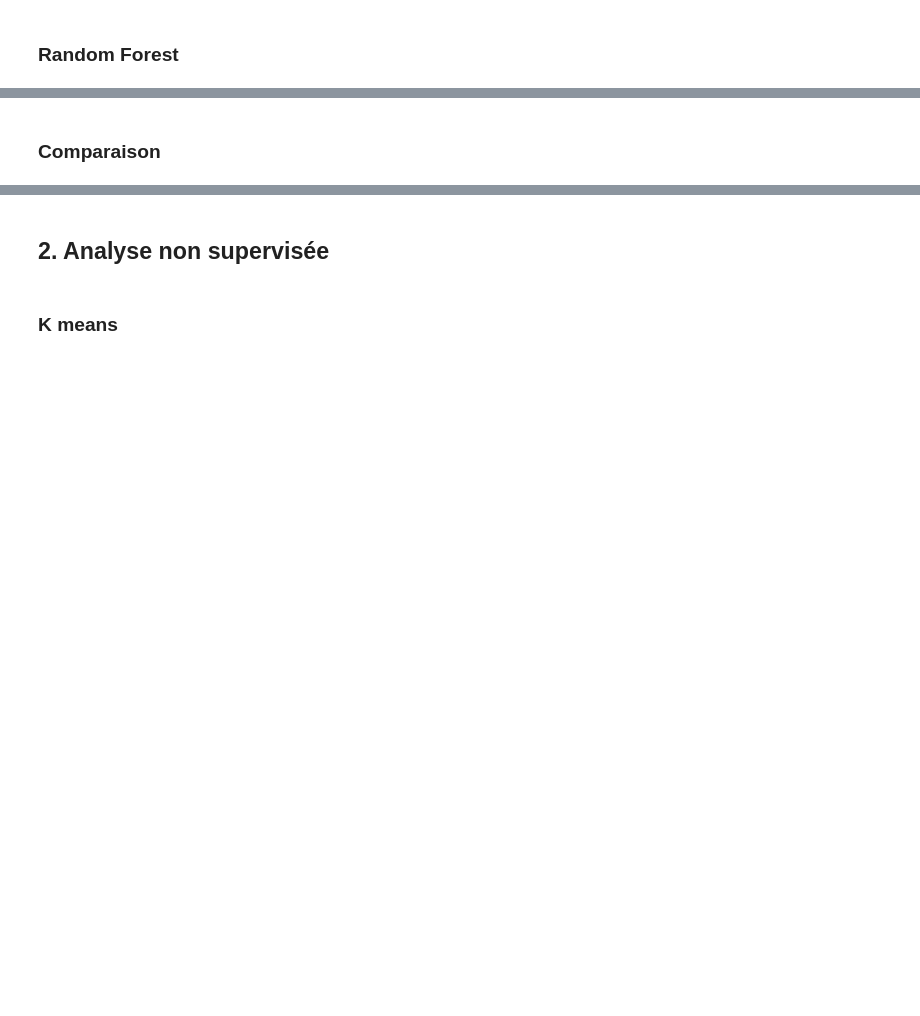
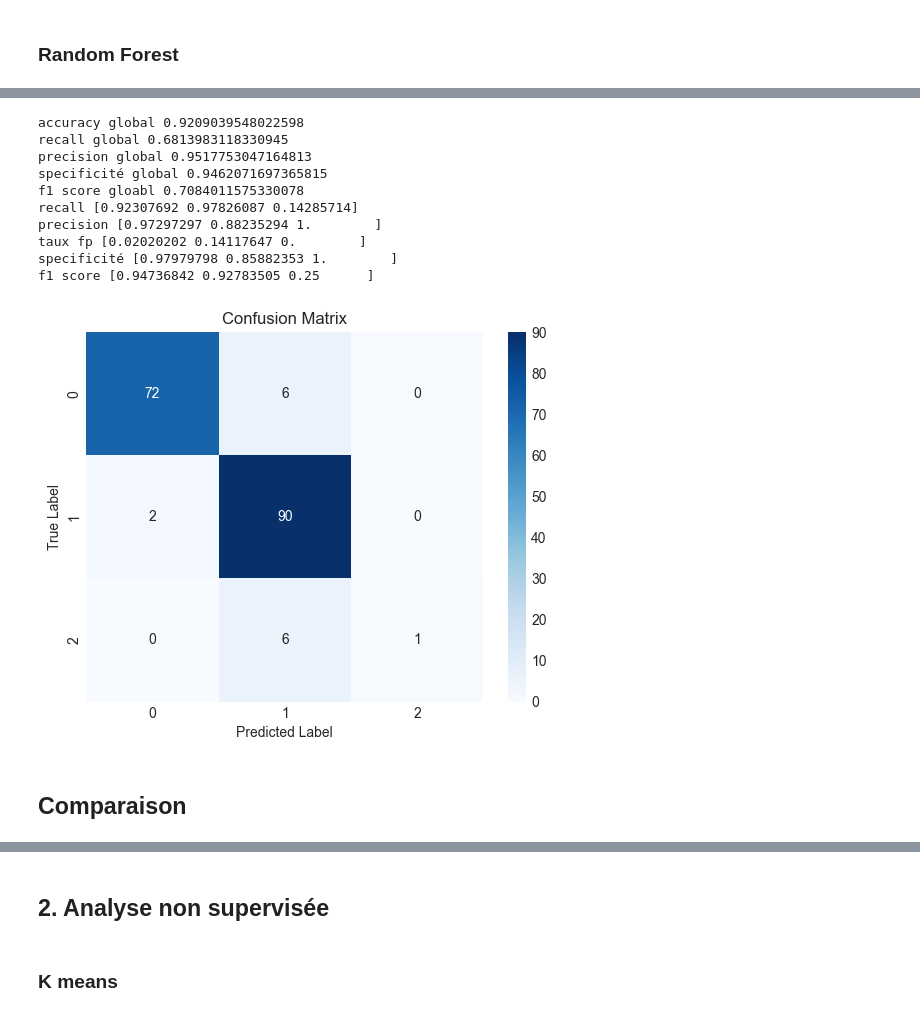
Before and after one commit to manel15279/DataMining-Project, a Jupyter notebook: Projet_P2.ipynb, the cells around one changed output, grey strips where cells are left out. Saved outputs shown, nothing was run; the diff lists cells and outputs as text; code cells hidden in the pictures; blank space fills up the shorter version.

```diff
--- a/Projet_P2.ipynb
+++ b/Projet_P2.ipynb
@@ -430,11 +611,11 @@ class RandomForestClassifier:
             subset_Y = Y[subset_indices]
 
             # compute the decision tree of the sub-dataset
-            tree = DecisionTreeClassifier(
+            tree = DtClassifier(
                 min_samples_split=self.min_samples_split,
                 max_depth=self.max_depth,
-                n_features=self.n_features,
-                info_gain_method=self.info_gain_method
+                info_gain_method=self.info_gain_method,
+                n_features=self.n_features
             )
             tree.fit(subset_X, subset_Y)
 
@@ -446,9 +627,15 @@ class RandomForestClassifier:
         #predict using majority voting
         predictions = np.array(tree_predictions).T.astype(int)
         final_predictions = [np.argmax(np.bincount(prediction)) for prediction in predictions]
+        # Print predictions for each tree and the final prediction
+        for tree_idx, tree_prediction in enumerate(tree_predictions):
+            print(f"\nTree {tree_idx + 1} Predictions: {tree_prediction}")
+
+        print(f"\nFinal Predictions: {final_predictions}")
 
         return final_predictions
 # %%
-random_forest = RandomForestClassifier(n_trees=30, max_depth=3, min_samples_split=3, n_features=6, info_gain_method="Gini")
+random_forest = RandomForestClassifier(n_trees=30, max_depth=6, min_samples_split=2, n_features=6, info_gain_method="Gini")
 random_forest.fit(X_train, Y_train)
-predictions = random_forest.predict(X_test)
+y_pred = random_forest.predict(X_test)
+prediction = random_forest.predict(np.array([[0.01801802, 0.36641221, 0.3627451, 0.33027523, 0.62666667, 0.74576271, 0.11841283, 0.07156673, 0.39303483, 0.1322228, 0.27280741, 0.03066867]]))
@@ -481,13 +659,0 @@ weighted avg       0.85      0.90      0.87       177
-# %%
-#execution knn
-knns = KNeighborsClassifier(n_neighbors=3)
-knns.fit(train[:,:-1],train[:,-1])
-
-knnTP5 = KNN(3,2)
-knnTP5.fit(train[:,:-1],train[:,-1])
-
-y_pred=[]
-y_predSK=[]
-for i in test[:,:-1]:
-    y_predSK.append(knns.predict(i.reshape(1,-1)))
-    y_pred.append(knnTP5._predict(i))
@@ -584,2 +660,16 @@ f1 score [0.61538462 0.75555556 0.28571429]
+# %%
+classification_metrics(Y_test, y_pred)
+# %% [output]
+accuracy global 0.9209039548022598
+recall global 0.6813983118330945
+precision global 0.9517753047164813
+specificité global 0.9462071697365815
+f1 score gloabl 0.7084011575330078
+recall [0.92307692 0.97826087 0.14285714]
+precision [0.97297297 0.88235294 1.        ]
+taux fp [0.02020202 0.14117647 0.        ]
+specificité [0.97979798 0.85882353 1.        ]
+f1 score [0.94736842 0.92783505 0.25      ]
+[figure, added]
 # %% [markdown]
-### Comparaison
+## Comparaison
```
Also changed, not shown: parts of 28 cells of this notebook, 9 other files.
